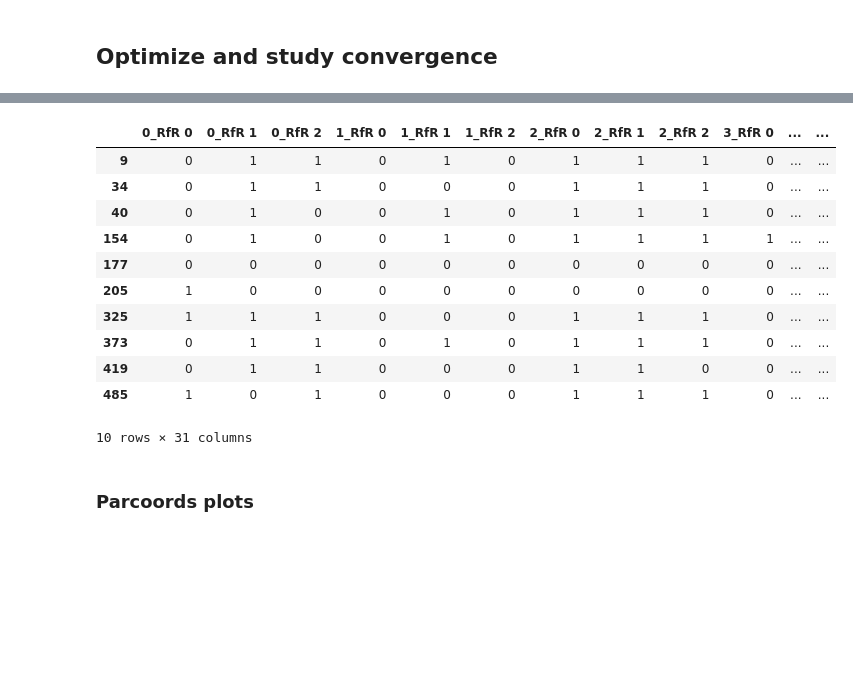
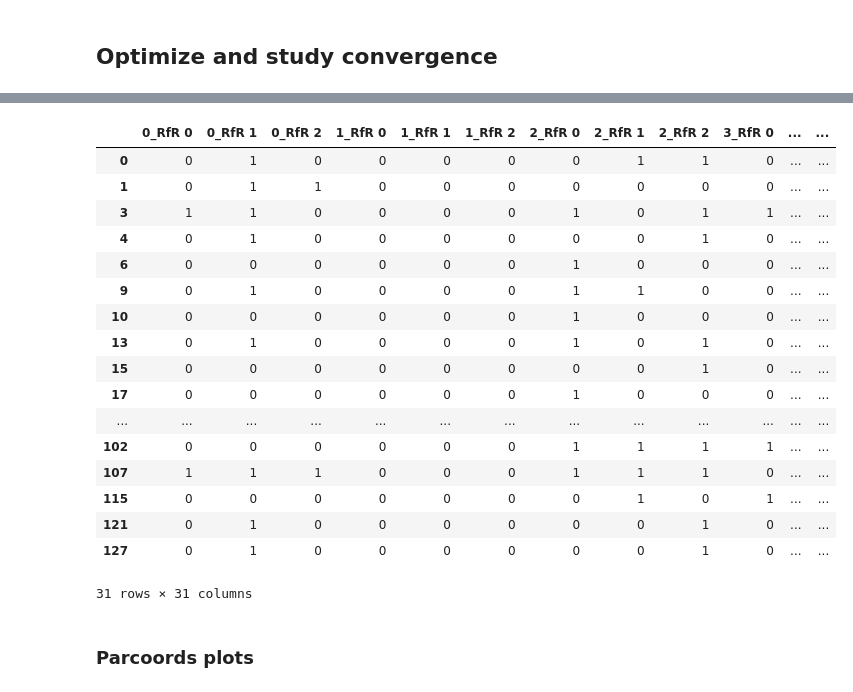
Before and after one commit to Q-Quan/MBDMGroup22, a Jupyter notebook: final assignment/MORDM_Try3b.ipynb, the cells around one changed output, grey strips where cells are left out. Cells and saved outputs as stored; diff of their text form; code cells hidden in the pictures; blank space fills up the shorter version.

```diff
--- a/final assignment/MORDM_Try3b.ipynb
+++ b/final assignment/MORDM_Try3b.ipynb
@@ -39,8 +41,7 @@ reference_scenario = Scenario('reference', **{
     'A.5_Brate': 10
 })
 
-convergence_metrics = [EpsilonProgress()]
-nfe = 12000
+nfe = 2000
 epsilon = [0.5,0.5,0.5,0.01,0.01]
 
 # Each epsilon value corresponds to a model outcome. The model outcomes are:
@@ -90,5 +97,6 @@ from ema_workbench import save_results
 # %%
-# Select only those policies that result in an acceptable # of deaths
-result_allowable_deaths = optimization_result[optimization_result['Expected Number of Deaths'] < 0.001]
-result_allowable_deaths
+# Select only those policies that result in an tolerable # of deaths
+result_constrained = optimization_result[optimization_result['Expected Number of Deaths'] < 0.001]
+print("Amount of results with tolerable deaths: " + str(len(result_constrained.index)))
+result_constrained
 # %% [output]
@@ -106,0 +122,23 @@ result_allowable_deaths
+# %%
+def has_rfr_after_dh(series):
+    for area in range(5):
+        first_rfr_timestep = -1
+        for timestep in range(3):
+            if series[f"{area}_RfR {timestep}"] > 0:
+                first_rfr_timestep = timestep
+                break
+        last_dike_timestep = 3
+        for timestep in range(3):
+            if series[f"A.{area + 1}_DikeIncrease {timestep}"] > 0:
+                last_dike_timestep = timestep
+        print(f"First RfR timestep: {first_rfr_timestep}; last DH timestep: {last_dike_timestep}")
+        if first_rfr_timestep > last_dike_timestep:
+            print("removing")
+            return True
+
+    print("keeping")
+    return False
+
+# Also remove policies that include RfR after dike heightening
+result_constrained = result_constrained[result_constrained.apply(has_rfr_after_dh, axis="columns") == False]
+print("Amount of results with tolerable deaths and no DH>RfR: " + str(len(result_constrained.index)))
@@ -107,20 +163,26 @@ result_allowable_deaths
 # %%
 # Remove columns for outcomes from the dataframe, resulting in a df of polcies
-policies = result_allowable_deaths.drop([o.name for o in model.outcomes], axis=1)
+policies = result_constrained.drop([o.name for o in model.outcomes], axis=1)
 policies
 # %% [output]
 |  | 0_RfR 0 | 0_RfR 1 | 0_RfR 2 | 1_RfR 0 | 1_RfR 1 | 1_RfR 2 | 2_RfR 0 | 2_RfR 1 | 2_RfR 2 | 3_RfR 0 | ... | ... |
-| 9 | 0 | 1 | 1 | 0 | 1 | 0 | 1 | 1 | 1 | 0 | ... | ... |
-| 34 | 0 | 1 | 1 | 0 | 0 | 0 | 1 | 1 | 1 | 0 | ... | ... |
-| 40 | 0 | 1 | 0 | 0 | 1 | 0 | 1 | 1 | 1 | 0 | ... | ... |
-| 154 | 0 | 1 | 0 | 0 | 1 | 0 | 1 | 1 | 1 | 1 | ... | ... |
-| 177 | 0 | 0 | 0 | 0 | 0 | 0 | 0 | 0 | 0 | 0 | ... | ... |
-| 205 | 1 | 0 | 0 | 0 | 0 | 0 | 0 | 0 | 0 | 0 | ... | ... |
-| 325 | 1 | 1 | 1 | 0 | 0 | 0 | 1 | 1 | 1 | 0 | ... | ... |
-| 373 | 0 | 1 | 1 | 0 | 1 | 0 | 1 | 1 | 1 | 0 | ... | ... |
-| 419 | 0 | 1 | 1 | 0 | 0 | 0 | 1 | 1 | 0 | 0 | ... | ... |
-| 485 | 1 | 0 | 1 | 0 | 0 | 0 | 1 | 1 | 1 | 0 | ... | ... |
+| 0 | 0 | 1 | 0 | 0 | 0 | 0 | 0 | 1 | 1 | 0 | ... | ... |
+| 1 | 0 | 1 | 1 | 0 | 0 | 0 | 0 | 0 | 0 | 0 | ... | ... |
+| 3 | 1 | 1 | 0 | 0 | 0 | 0 | 1 | 0 | 1 | 1 | ... | ... |
+| 4 | 0 | 1 | 0 | 0 | 0 | 0 | 0 | 0 | 1 | 0 | ... | ... |
+| 6 | 0 | 0 | 0 | 0 | 0 | 0 | 1 | 0 | 0 | 0 | ... | ... |
+| 9 | 0 | 1 | 0 | 0 | 0 | 0 | 1 | 1 | 0 | 0 | ... | ... |
+| 10 | 0 | 0 | 0 | 0 | 0 | 0 | 1 | 0 | 0 | 0 | ... | ... |
+| 13 | 0 | 1 | 0 | 0 | 0 | 0 | 1 | 0 | 1 | 0 | ... | ... |
+| 15 | 0 | 0 | 0 | 0 | 0 | 0 | 0 | 0 | 1 | 0 | ... | ... |
+| 17 | 0 | 0 | 0 | 0 | 0 | 0 | 1 | 0 | 0 | 0 | ... | ... |
+| ... | ... | ... | ... | ... | ... | ... | ... | ... | ... | ... | ... | ... |
+| 102 | 0 | 0 | 0 | 0 | 0 | 0 | 1 | 1 | 1 | 1 | ... | ... |
+| 107 | 1 | 1 | 1 | 0 | 0 | 0 | 1 | 1 | 1 | 0 | ... | ... |
+| 115 | 0 | 0 | 0 | 0 | 0 | 0 | 0 | 1 | 0 | 1 | ... | ... |
+| 121 | 0 | 1 | 0 | 0 | 0 | 0 | 0 | 0 | 1 | 0 | ... | ... |
+| 127 | 0 | 1 | 0 | 0 | 0 | 0 | 0 | 0 | 1 | 0 | ... | ... |
-10 rows × 31 columns
+31 rows × 31 columns
 # %% [markdown]
 ### Parcoords plots
 # %%
```
Also changed, not shown: parts of 9 cells of this notebook.
